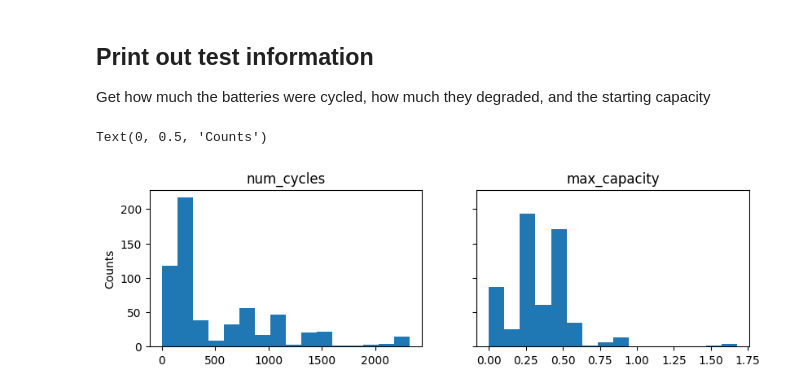
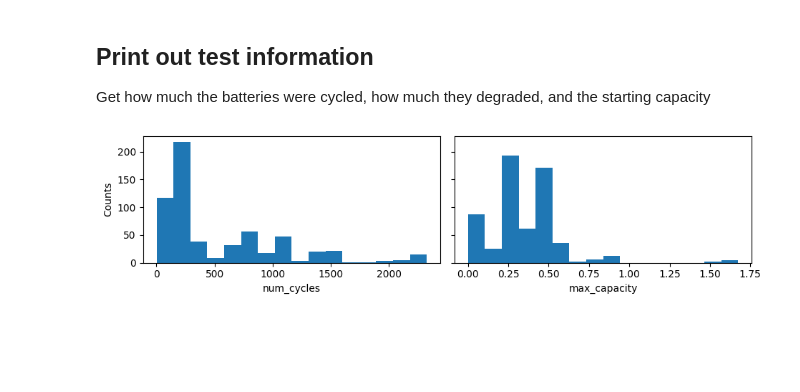
Before and after one commit to materials-data-facility/publishing-battery-data, a Jupyter notebook: 2_check-metadata.ipynb, the cells around one changed output. Saved outputs shown, nothing was run; the diff lists cells and outputs as text; code cells hidden in the pictures; blank space fills up the shorter version.

```diff
--- a/2_check-metadata.ipynb
+++ b/2_check-metadata.ipynb
@@ -20,7 +20,7 @@ Summarize by the counts of anode types and
 # %%
 cell_descriptions = []
 for file in data_path.glob('**/*h5'):
-    metadata = CellDataset.get_metadata_from_hdf5(file).battery
+    metadata = BatteryDataset.get_metadata_from_hdf5(file).battery
     cell_descriptions.append({
         'cathode': metadata.cathode.name,
         'anode': metadata.anode.name,
@@ -49,7 +49,7 @@ Get how much the batteries were cycled, how much they degraded, and the starting
 # %%
 test_info = []
 for file in tqdm(data_path.glob('**/*h5')):
-    data = CellDataset.from_hdf(file, tables=['cycle_stats'])
+    data = BatteryDataset.from_hdf(file, tables=['cycle_stats'])
     test_info.append({
         'num_cycles': len(data.cycle_stats),
         'max_capacity': data.cycle_stats.capacity_charge.max(),
@@ -58,13 +58,13 @@ test_info = pd.DataFrame(test_info)
 # %%
 fig, axs = plt.subplots(1, 2, figsize=(9.5, 2.5), sharey=True)
 
 for c, ax in zip(test_info.columns, axs):
 
     ax.hist(test_info[c], bins=16)
 
-    ax.set_title(c)
+    ax.set_xlabel(c)
 
 axs[0].set_ylabel('Counts')
+fig.tight_layout()
 # %% [output]
-Text(0, 0.5, 'Counts')
-[figure, old version]
+[figure, new version]
```
Also changed, not shown: parts of 3 cells of this notebook, 2 other files.
